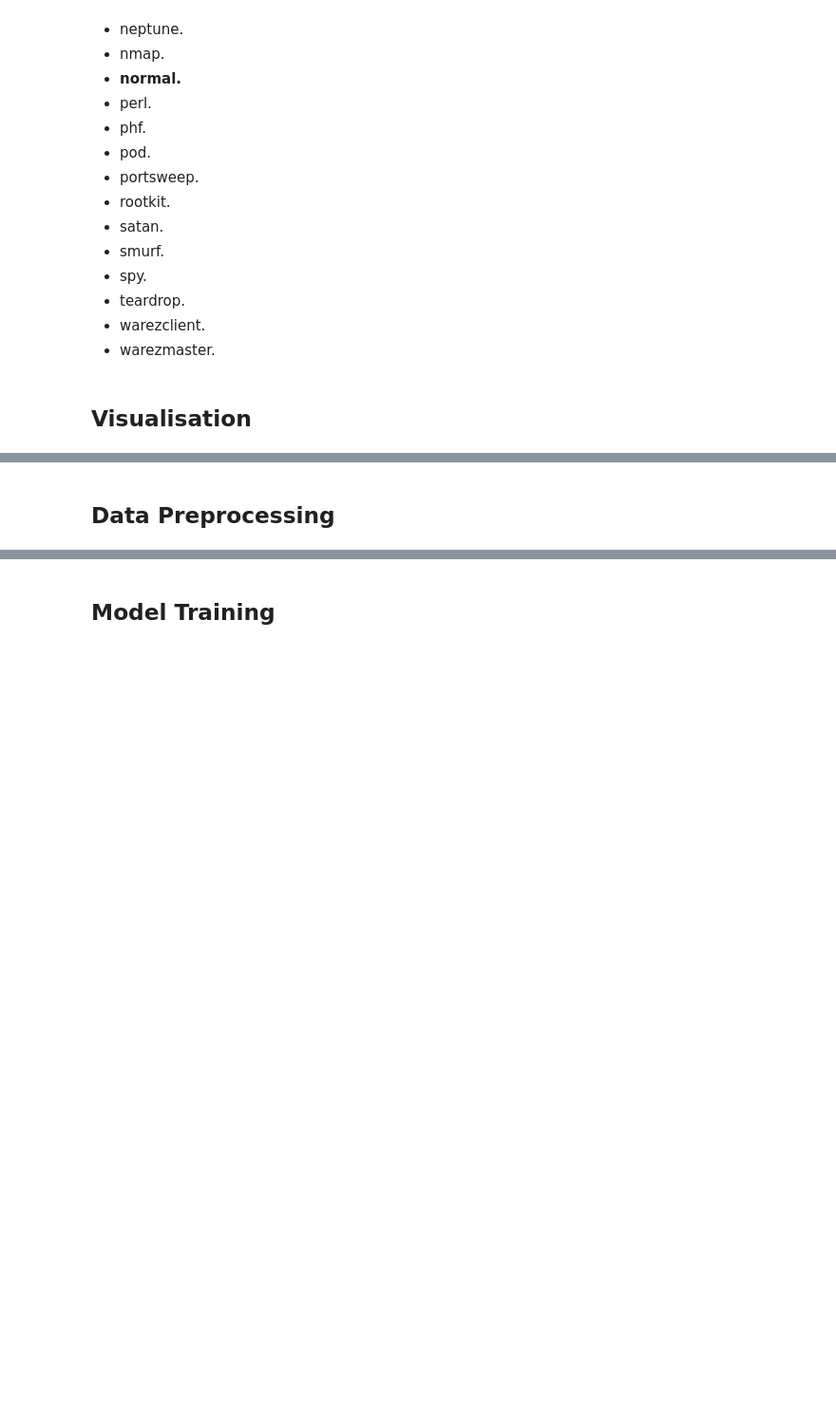
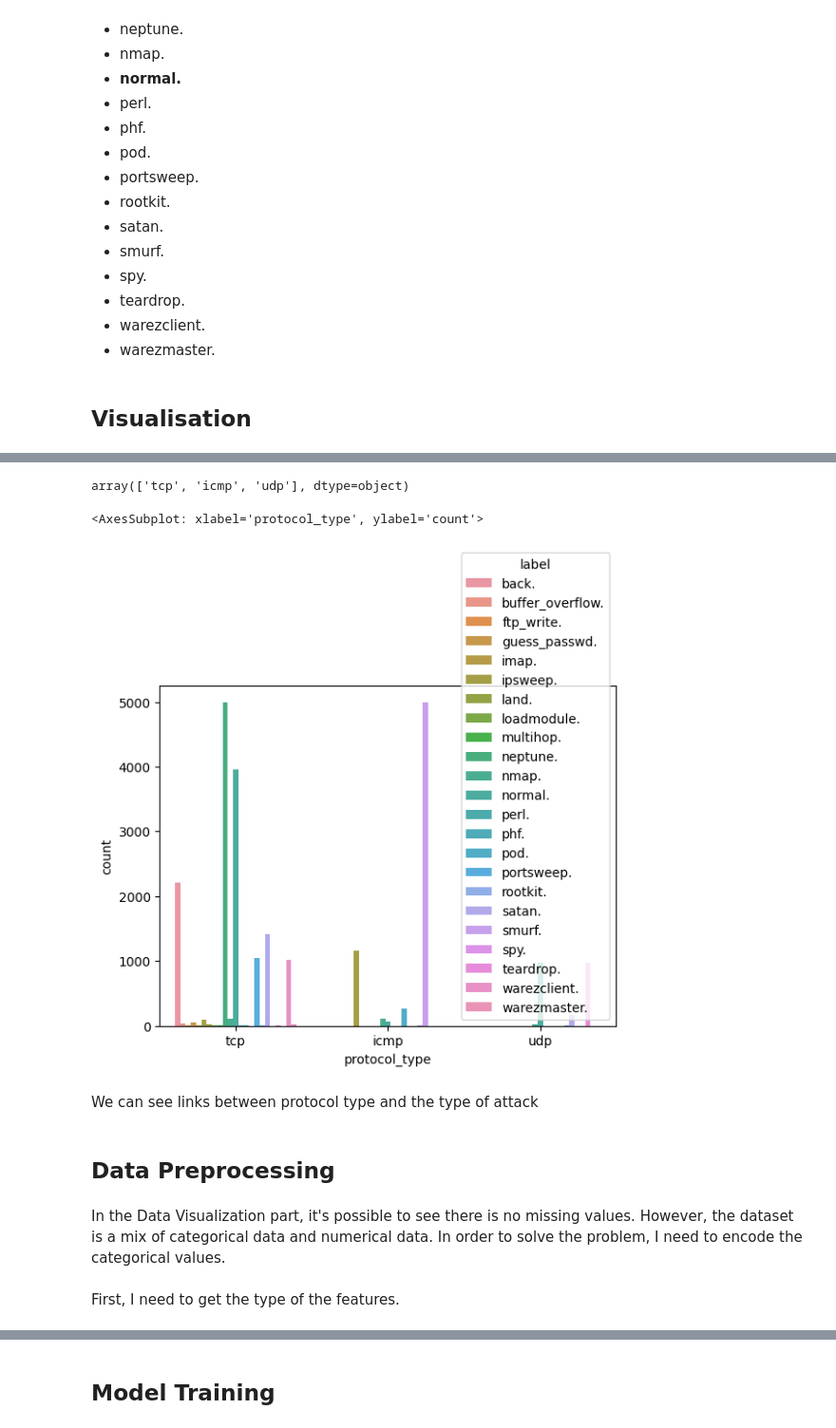
Before and after one commit to EtudiantInformatique78/DataMiningProject, a Jupyter notebook: SupervisedML.ipynb, the cells around one changed output, grey strips where cells are left out. Shown: that part at 95% size. Drawn from its saved outputs; the diff is of its cells as text; code cells hidden in the pictures; blank space fills up the shorter version.

```diff
--- a/SupervisedML.ipynb
+++ b/SupervisedML.ipynb
@@ -63,2 +110,17 @@ array(['back.', 'buffer_overflow.', 'ftp_write.', 'guess_passwd.',
+# %%
+kddcup.protocol_type.unique()
+# %% [output]
+array(['tcp', 'icmp', 'udp'], dtype=object)
+# %%
+sns.countplot(data=kddcup, x="protocol_type", hue="label")
+# %% [output]
+<AxesSubplot: xlabel='protocol_type', ylabel='count'>
+[figure, added]
+# %% [markdown]
+We can see links between protocol type and the type of attack
 # %% [markdown]
 ## Data Preprocessing
+# %% [markdown]
+In the Data Visualization part, it's possible to see there is no missing values. However, the dataset is a mix of categorical data and numerical data. In order to solve the problem, I need to encode the categorical values.
+# %% [markdown]
+First, I need to get the type of the features.
```
Also changed, not shown: parts of 23 cells of this notebook.
